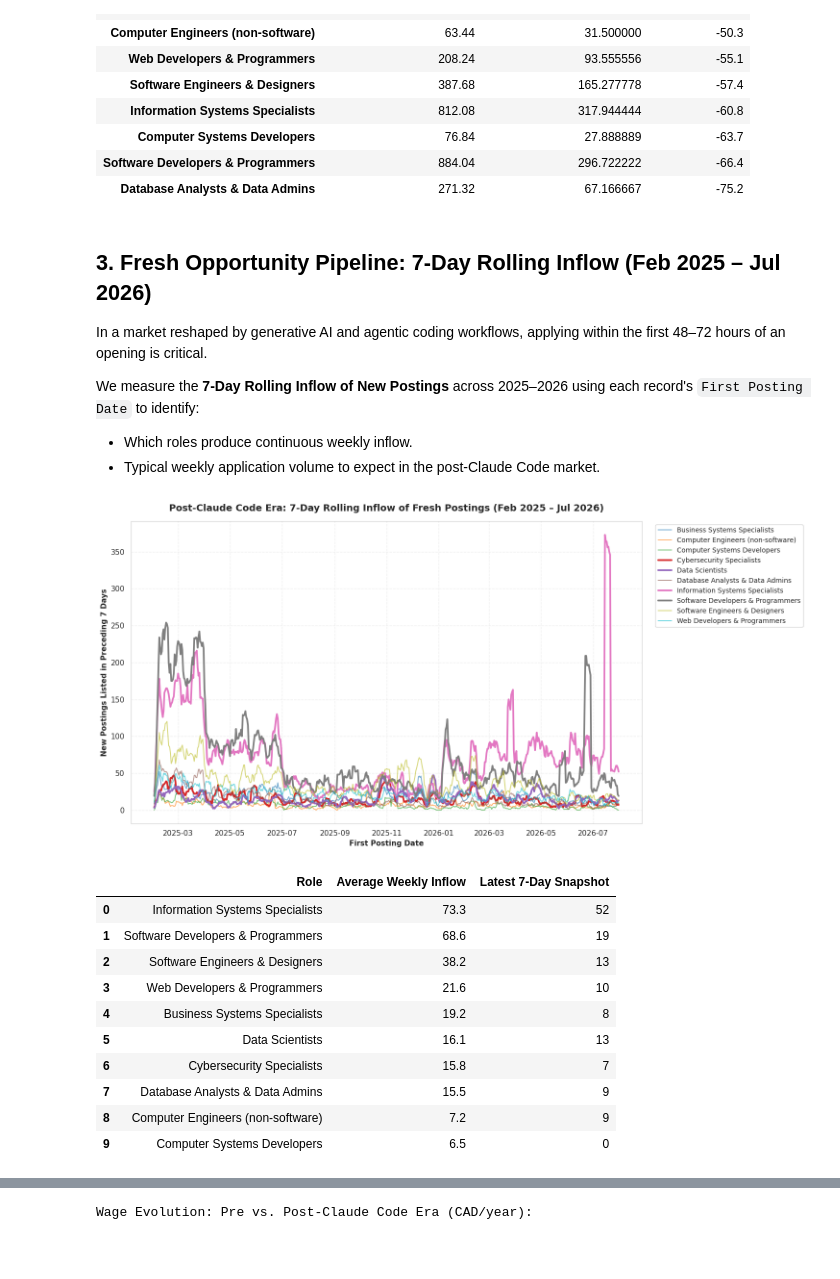
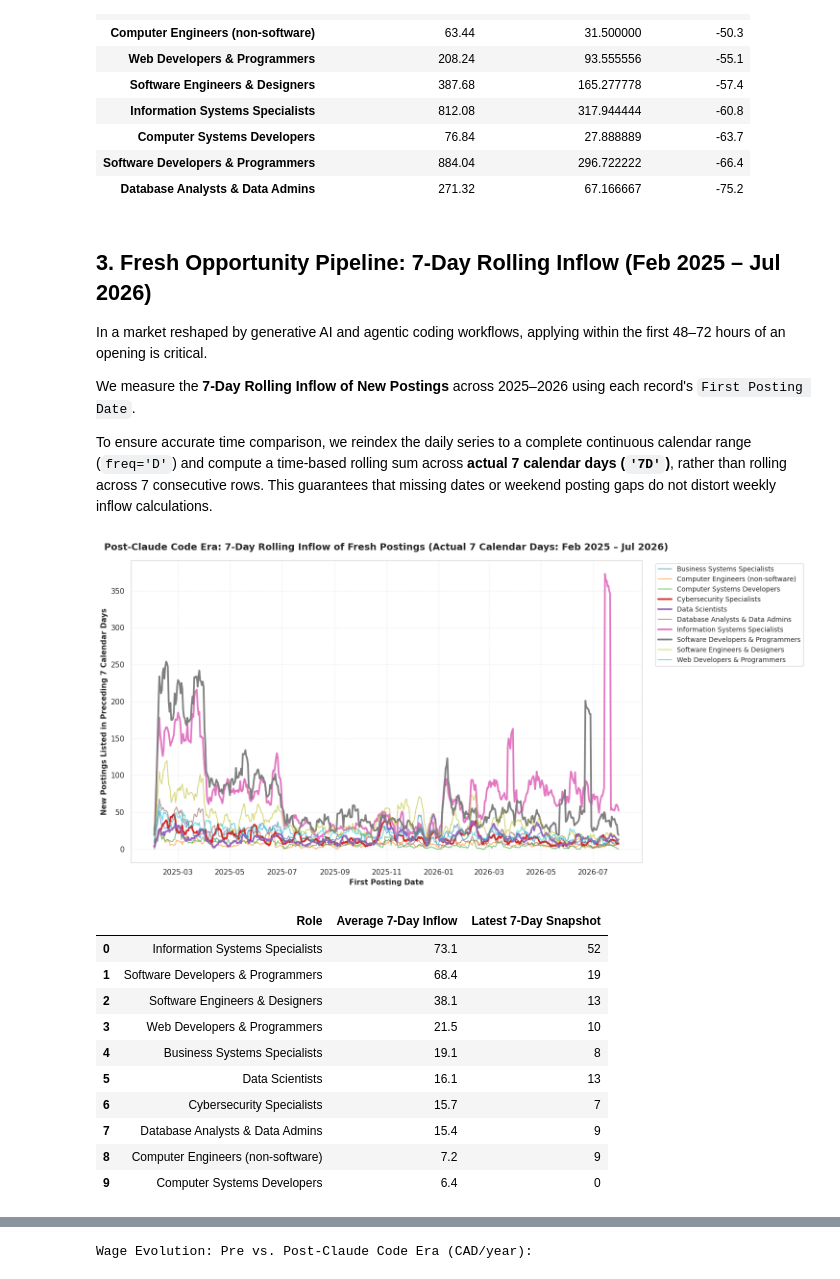
Before and after one commit to althaafsn/canada-job-market-analysis, a Jupyter notebook: data_analysis/03_post_claude_code/post_claude_code_job_analysis.ipynb, the cells around one changed output, grey strips where cells are left out. Cells and saved outputs as stored; diff of their text form; code cells hidden in the pictures; blank space fills up the shorter version.

```diff
--- a/data_analysis/03_post_claude_code/post_claude_code_job_analysis.ipynb
+++ b/data_analysis/03_post_claude_code/post_claude_code_job_analysis.ipynb
@@ -181,52 +181,58 @@ Structural Shift Table (Sorted by Relative Resilience):
 
 In a market reshaped by generative AI and agentic coding workflows, applying within the first 48–72 hours of an opening is critical.
 
-We measure the **7-Day Rolling Inflow of New Postings** across 2025–2026 using each record's `First Posting Date` to identify:
-- Which roles produce continuous weekly inflow.
-- Typical weekly application volume to expect in the post-Claude Code market.
+We measure the **7-Day Rolling Inflow of New Postings** across 2025–2026 using each record's `First Posting Date`.
+
+To ensure accurate time comparison, we reindex the daily series to a complete continuous calendar range (`freq='D'`) and compute a time-based rolling sum across **actual 7 calendar days (`'7D'`)**, rather than rolling across 7 consecutive rows. This guarantees that missing dates or weekend posting gaps do not distort weekly inflow calculations.
 # %%
 # Daily pivot for post-Claude timeframe
 daily_pivot_post = df_post.groupby(['Date', 'Role']).size().unstack(fill_value=0)
-rolling_7d_post = daily_pivot_post.rolling(window=7, min_periods=1).sum()
+
+# Reindex across full continuous calendar date range (filling days with 0 postings)
+full_calendar_days_post = pd.date_range(daily_pivot_post.index.min(), daily_pivot_post.index.max(), freq='D')
+daily_pivot_continuous_post = daily_pivot_post.reindex(full_calendar_days_post, fill_value=0)
+
+# Time-based rolling sum over actual 7 calendar days ('7D')
+rolling_7d_post = daily_pivot_continuous_post.rolling('7D', min_periods=1).sum()
 
 fig3, ax3 = plt.subplots(figsize=(15, 7.5))
 palette_time = sns.color_palette("tab10", len(rolling_7d_post.columns))
 
 # Highlight key bellwether roles
 for i, role in enumerate(rolling_7d_post.columns):
     is_key = role in ['Information Systems Specialists', 'Software Developers & Programmers', 'Data Scientists', 'Cybersecurity Specialists']
     lw = 2.6 if is_key else 1.4
     alpha = 1.0 if is_key else 0.6
     ax3.plot(rolling_7d_post.index, rolling_7d_post[role], label=role, linewidth=lw, alpha=alpha, color=palette_time[i])
 
-ax3.set_title("Post-Claude Code Era: 7-Day Rolling Inflow of Fresh Postings (Feb 2025 – Jul 2026)",
+ax3.set_title("Post-Claude Code Era: 7-Day Rolling Inflow of Fresh Postings (Actual 7 Calendar Days: Feb 2025 – Jul 2026)",
               fontsize=14, fontweight='bold', pad=15)
 ax3.set_xlabel("First Posting Date", fontsize=11, fontweight='bold')
-ax3.set_ylabel("New Postings Listed in Preceding 7 Days", fontsize=11, fontweight='bold')
+ax3.set_ylabel("New Postings Listed in Preceding 7 Calendar Days", fontsize=11, fontweight='bold')
 ax3.legend(bbox_to_anchor=(1.02, 1), loc='upper left', frameon=True, fontsize=10)
 plt.tight_layout()
 plt.savefig(PLOTS_DIR / 'post_claude_7day_rolling_inflow.png', dpi=130, bbox_inches='tight')
 plt.show()
 
 # Snapshot of latest weekly flow vs period average
 inflow_summary = pd.DataFrame({
     'Role': rolling_7d_post.mean().sort_values(ascending=False).index,
-    'Average Weekly Inflow': rolling_7d_post.mean().sort_values(ascending=False).round(1).values,
+    'Average 7-Day Inflow': rolling_7d_post.mean().sort_values(ascending=False).round(1).values,
     'Latest 7-Day Snapshot': rolling_7d_post.iloc[-1].loc[rolling_7d_post.mean().sort_values(ascending=False).index].values.astype(int)
 })
 inflow_summary
 # %% [output]
-[figure, old version]
+[figure, new version]
-|  | Role | Average Weekly Inflow | Latest 7-Day Snapshot |
-| 0 | Information Systems Specialists | 73.3 | 52 |
-| 1 | Software Developers & Programmers | 68.6 | 19 |
-| 2 | Software Engineers & Designers | 38.2 | 13 |
-| 3 | Web Developers & Programmers | 21.6 | 10 |
-| 4 | Business Systems Specialists | 19.2 | 8 |
+|  | Role | Average 7-Day Inflow | Latest 7-Day Snapshot |
+| 0 | Information Systems Specialists | 73.1 | 52 |
+| 1 | Software Developers & Programmers | 68.4 | 19 |
+| 2 | Software Engineers & Designers | 38.1 | 13 |
+| 3 | Web Developers & Programmers | 21.5 | 10 |
+| 4 | Business Systems Specialists | 19.1 | 8 |
 | 5 | Data Scientists | 16.1 | 13 |
-| 6 | Cybersecurity Specialists | 15.8 | 7 |
-| 7 | Database Analysts & Data Admins | 15.5 | 9 |
+| 6 | Cybersecurity Specialists | 15.7 | 7 |
+| 7 | Database Analysts & Data Admins | 15.4 | 9 |
 | 8 | Computer Engineers (non-software) | 7.2 | 9 |
-| 9 | Computer Systems Developers | 6.5 | 0 |
+| 9 | Computer Systems Developers | 6.4 | 0 |
 # %% [markdown]
 ## 4. Compensation Analysis: Post-Claude Code Salary Benchmarks
```
Also changed, not shown: parts of 3 cells of this notebook, 6 other files.
